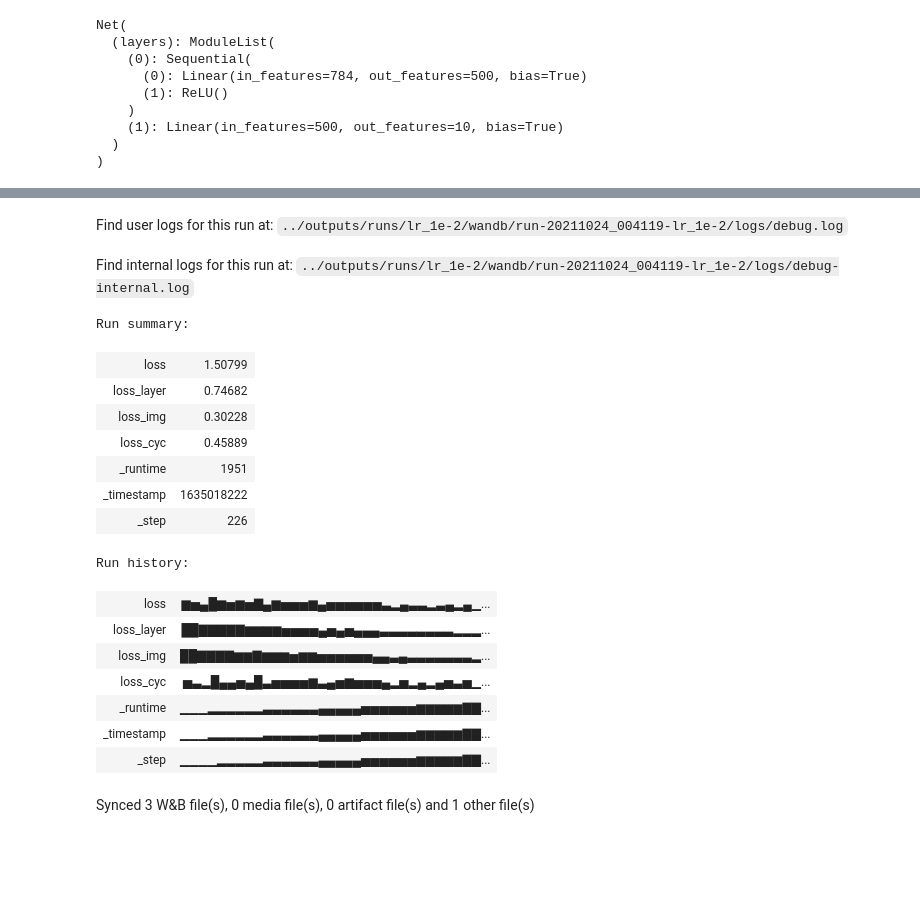
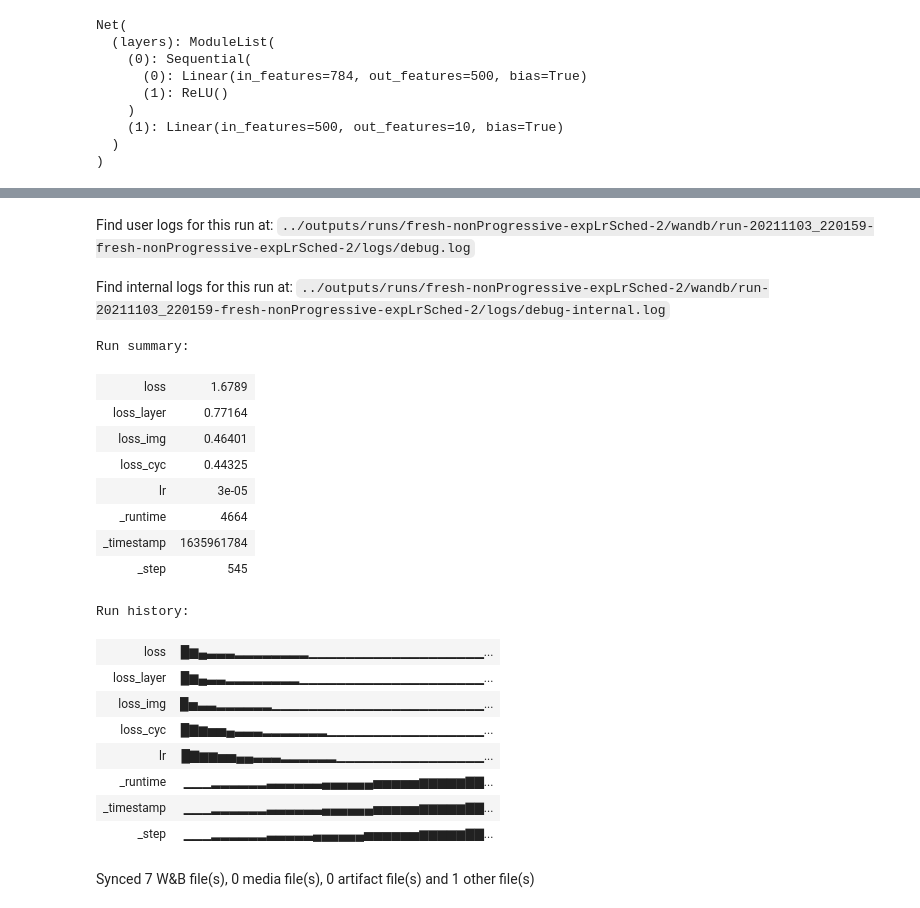
Before and after one commit to nayash/neural-nets-are-reversible, a Jupyter notebook: src/inverse-of-network-mnist.ipynb, the cells around one changed output, grey strips where cells are left out. Drawn from its saved outputs; the diff is of its cells as text; code cells hidden in the pictures; blank space fills up the shorter version.

```diff
--- a/src/inverse-of-network-mnist.ipynb
+++ b/src/inverse-of-network-mnist.ipynb
@@ -200,13 +204,25 @@ transform=transforms.Compose([
 
 test_kwargs = {'batch_size': batch_size,
               'shuffle': True}
+train_qmnist = datasets.QMNIST(INPUT_PATH/'qmnist', train = True, download= True,
+                             transform=transform)
 test_qmnist = datasets.QMNIST(INPUT_PATH/'qmnist', train = False, download= True,
                              transform=transform)
-print(f'size of inv data={test_qmnist}')
-inv_data_loader = torch.utils.data.DataLoader(test_qmnist, **test_kwargs)
+
+print(f'size of inv data={train_qmnist}')
+inv_data_loader = torch.utils.data.DataLoader(train_qmnist, **test_kwargs)
+
+if config_dict['loss'] == 'abs':
+    loss_fn = nn.L1Loss()
+else:
+    loss_fn = nn.MSELoss()
 
 optimizer = optim.Adam(inv_model.parameters(), lr=config_dict['lr'])
 
+lr_sched = None
+if config_dict['lr_sched'] == 'exp':
+    lr_sched = optim.lr_scheduler.ExponentialLR(optimizer, config_dict['gamma'], verbose=False)
+
 inv_model
 # %% [output]
 size of inv data=Dataset QMNIST
@@ -313,8 +409,8 @@ import numpy as np
 def round_(n, d=5):
     return np.round(n, d)
 
-run_id = 'lr_1e-2'
-change_desc = 'larger LR 1e-2'
+run_id = 'fresh-nonProgressive-expLrSched-2'
+change_desc = 'fresh training with non-progressive, exponential LR scheduler'
 is_resume = True
 run_path = OUTPUT_PATH/'runs'/run_id
 run_path.mkdir(parents=True, exist_ok=True)
@@ -331,8 +427,11 @@ if is_resume and state_path.exists():
     state = torch.load(state_path)
     inv_model.load_state_dict(state['model_state'])
     optimizer.load_state_dict(state['optimizer'])
+    if lr_sched:
+        lr_sched.load_state_dict(state['lr_sched'])
     start_epoch = state['epoch']+1
     prev_best_loss = state['prev_best_loss']
+
     print(f'resuming training for {run_id} from epoch {start_epoch}, last loss {state["loss"]} prev_best_loss {prev_best_loss}')
 
 
@@ -343,6 +442,10 @@ wandb.init(project='nn-are-reversible',
            resume='allow',
            config=config_dict)
 wandb.watch(inv_model)
+
+if run_id in ['test', 'temp']:
+    os.environ['WANDB_MODE'] = 'offline'
+    print(f'run_id={run_id}, so wandb is disabled!')
 
 for epoch in range(start_epoch, EPOCHS):
     stime = time.time()
@@ -358,16 +461,22 @@ for epoch in range(start_epoch, EPOCHS):
         'loss':total_loss,
         'loss_layer':total_loss_layer,
         'loss_img':total_loss_img,
-        'loss_cyc':total_loss_cyc
+        'loss_cyc':total_loss_cyc,
+        'lr': optimizer.param_groups[0]['lr']
     })
+
+    if lr_sched is not None and optimizer.param_groups[0]['lr'] > config_dict['min_lr']:
+        lr_sched.step()
 
     if total_loss < prev_best_loss:
         prev_best_loss = total_loss
         state = {
             'model_state': inv_model.state_dict(),
             'optimizer': optimizer.state_dict(),
+            'lr_sched': lr_sched.state_dict() if lr_sched else None,
             'epoch': epoch,
-            'loss': prev_best_loss
+            'loss': prev_best_loss,
+            'prev_best_loss': prev_best_loss
         }
         torch.save(state, run_path/'state_small_inv_nn.pt')
         print(f'new best loss={total_loss}')
@@ -376,12 +485,13 @@ for epoch in range(start_epoch, EPOCHS):
 state = {
     'model_state': inv_model.state_dict(),
     'optimizer': optimizer.state_dict(),
+    'lr_sched': lr_sched.state_dict() if lr_sched else None,
     'epoch': epoch,
     'loss': total_loss,
     'prev_best_loss': prev_best_loss
     }
 torch.save(state, state_path)
 
-print(f'{EPOCHS} finished in {total_training_time/60} mins')
+print(f'{EPOCHS} epochs finished in {total_training_time/60} mins')
 wandb.finish()
 # %% [output]
@@ -414,8 +525,10 @@ KeyboardInterrupt:
 state = {
     'model_state': inv_model.state_dict(),
     'optimizer': optimizer.state_dict(),
+    'lr_sched': lr_sched.state_dict() if lr_sched else None,
     'epoch': epoch,
-    'loss': total_loss
+    'loss': total_loss,
+    'prev_best_loss': prev_best_loss
     }
 torch.save(state, state_path)
 wandb.finish()
@@ -424,20 +537,22 @@ Waiting for W&B process to finish, PID 51341
 Program ended successfully.
-Find user logs for this run at: ../outputs/runs/lr_1e-2/wandb/run-20211024_004119-lr_1e-2/logs/debug.log
+Find user logs for this run at: ../outputs/runs/fresh-nonProgressive-expLrSched-2/wandb/run-20211103_220159-fresh-nonProgressive-expLrSched-2/logs/debug.log
-Find internal logs for this run at: ../outputs/runs/lr_1e-2/wandb/run-20211024_004119-lr_1e-2/logs/debug-internal.log
+Find internal logs for this run at: ../outputs/runs/fresh-nonProgressive-expLrSched-2/wandb/run-20211103_220159-fresh-nonProgressive-expLrSched-2/logs/debug-internal.log
 Run summary:
-| loss | 1.50799 |
-| loss_layer | 0.74682 |
-| loss_img | 0.30228 |
-| loss_cyc | 0.45889 |
-| _runtime | 1951 |
-| _timestamp | 1635018222 |
-| _step | 226 |
+| loss | 1.6789 |
+| loss_layer | 0.77164 |
+| loss_img | 0.46401 |
+| loss_cyc | 0.44325 |
+| lr | 3e-05 |
+| _runtime | 4664 |
+| _timestamp | 1635961784 |
+| _step | 545 |
 Run history:
-| loss | ▆▅▄█▆▅▆▅▇▄▆▅▅▅▆▄▅▅▅▅▅▅▃▂▄▃▃▂▃▄▂▄▁... |
-| loss_layer | ██▇▇▇▇▇▆▆▆▆▅▅▅▅▄▅▄▅▄▄▄▃▃▃▃▃▃▃▃▂▂▂... |
-| loss_img | ██▇▇▇▇▆▆▇▆▆▆▅▆▆▅▅▅▅▅▅▄▄▃▄▃▃▃▃▃▃▃▂... |
-| loss_cyc | ▅▃▂█▄▄▅▄█▃▅▅▅▅▆▃▄▅▆▅▅▅▄▂▅▂▄▂▄▅▃▅▁... |
-| _runtime | ▁▁▁▂▂▂▂▂▂▃▃▃▃▃▃▄▄▄▄▄▅▅▅▅▅▅▆▆▆▆▆▇▇... |
-| _timestamp | ▁▁▁▂▂▂▂▂▂▃▃▃▃▃▃▄▄▄▄▄▅▅▅▅▅▅▆▆▆▆▆▇▇... |
-| _step | ▁▁▁▁▂▂▂▂▂▃▃▃▃▃▃▄▄▄▄▄▅▅▅▅▅▅▆▆▆▆▆▇▇... |
+| loss | █▆▄▃▃▃▂▂▂▂▂▂▂▂▁▁▁▁▁▁▁▁▁▁▁▁▁▁▁▁▁▁▁... |
+| loss_layer | █▆▄▃▃▂▂▂▂▂▂▂▂▁▁▁▁▁▁▁▁▁▁▁▁▁▁▁▁▁▁▁▁... |
+| loss_img | █▅▃▃▂▂▂▂▂▂▁▁▁▁▁▁▁▁▁▁▁▁▁▁▁▁▁▁▁▁▁▁▁... |
+| loss_cyc | █▇▆▅▅▄▃▃▃▂▂▂▂▂▂▂▁▁▁▁▁▁▁▁▁▁▁▁▁▁▁▁▁... |
+| lr | █▇▆▆▅▅▄▄▃▃▃▂▂▂▂▂▂▁▁▁▁▁▁▁▁▁▁▁▁▁▁▁▁... |
+| _runtime | ▁▁▁▂▂▂▂▂▂▃▃▃▃▃▃▄▄▄▄▄▄▅▅▅▅▅▆▆▆▆▆▇▇... |
+| _timestamp | ▁▁▁▂▂▂▂▂▂▃▃▃▃▃▃▄▄▄▄▄▄▅▅▅▅▅▆▆▆▆▆▇▇... |
+| _step | ▁▁▁▂▂▂▂▂▂▃▃▃▃▃▄▄▄▄▄▄▅▅▅▅▅▅▆▆▆▆▆▇▇... |
-Synced 3 W&B file(s), 0 media file(s), 0 artifact file(s) and 1 other file(s)
+Synced 7 W&B file(s), 0 media file(s), 0 artifact file(s) and 1 other file(s)
```
Also changed, not shown: parts of 10 cells of this notebook.
